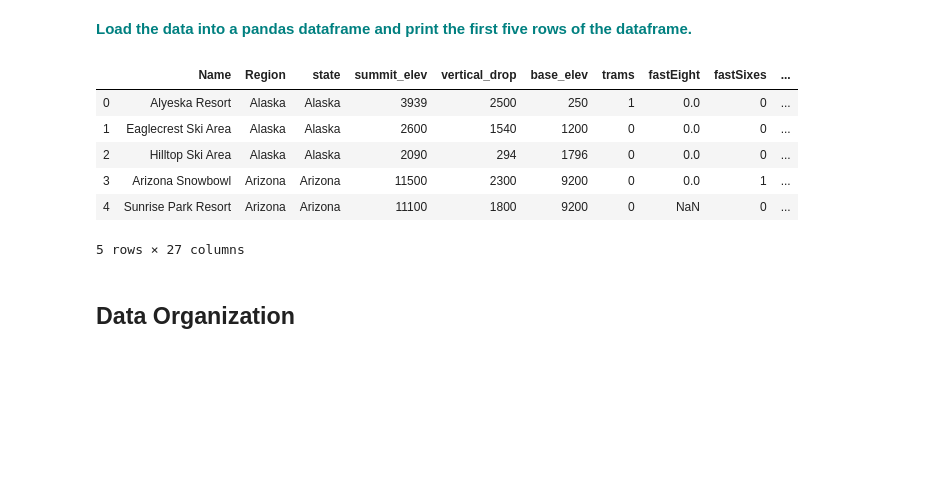
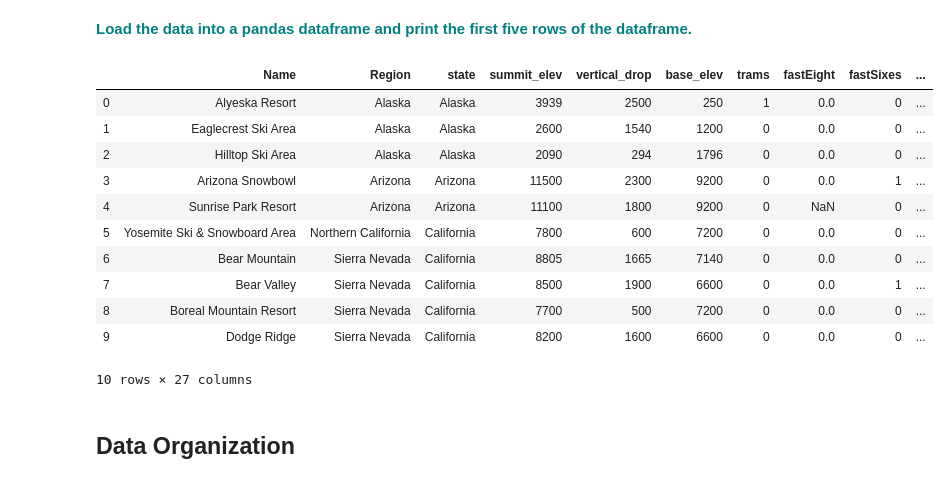
Before and after one commit to asaadkhattab/GuidedCapstone-BigMountainResort, a Jupyter notebook: Data Wrangling - Step2.ipynb, the cells around one changed output. Cells and saved outputs as stored; diff of their text form; code cells hidden in the pictures; blank space fills up the shorter version.

```diff
--- a/Data Wrangling - Step2.ipynb
+++ b/Data Wrangling - Step2.ipynb
@@ -82,15 +86,20 @@ Now you're ready to read your data into a pandas dataframe. In this exercise, th
 <font color='teal'> **Load the data into a pandas dataframe and print the first five rows of the dataframe.**</font>
 # %%
 df = pd.read_csv('skidata.csv', delimiter=',')
-df.head()
+df.head(10)
 # %% [output]
 |  | Name | Region | state | summit_elev | vertical_drop | base_elev | trams | fastEight | fastSixes | ... |
 | 0 | Alyeska Resort | Alaska | Alaska | 3939 | 2500 | 250 | 1 | 0.0 | 0 | ... |
 | 1 | Eaglecrest Ski Area | Alaska | Alaska | 2600 | 1540 | 1200 | 0 | 0.0 | 0 | ... |
 | 2 | Hilltop Ski Area | Alaska | Alaska | 2090 | 294 | 1796 | 0 | 0.0 | 0 | ... |
 | 3 | Arizona Snowbowl | Arizona | Arizona | 11500 | 2300 | 9200 | 0 | 0.0 | 1 | ... |
 | 4 | Sunrise Park Resort | Arizona | Arizona | 11100 | 1800 | 9200 | 0 | NaN | 0 | ... |
+| 5 | Yosemite Ski & Snowboard Area | Northern California | California | 7800 | 600 | 7200 | 0 | 0.0 | 0 | ... |
+| 6 | Bear Mountain | Sierra Nevada | California | 8805 | 1665 | 7140 | 0 | 0.0 | 0 | ... |
+| 7 | Bear Valley | Sierra Nevada | California | 8500 | 1900 | 6600 | 0 | 0.0 | 1 | ... |
+| 8 | Boreal Mountain Resort | Sierra Nevada | California | 7700 | 500 | 7200 | 0 | 0.0 | 0 | ... |
+| 9 | Dodge Ridge | Sierra Nevada | California | 8200 | 1600 | 6600 | 0 | 0.0 | 0 | ... |
-5 rows × 27 columns
+10 rows × 27 columns
 # %% [markdown]
 ## Data Organization
 # %% [markdown]
```
Also changed, not shown: parts of 8 cells of this notebook, 1 other file.
